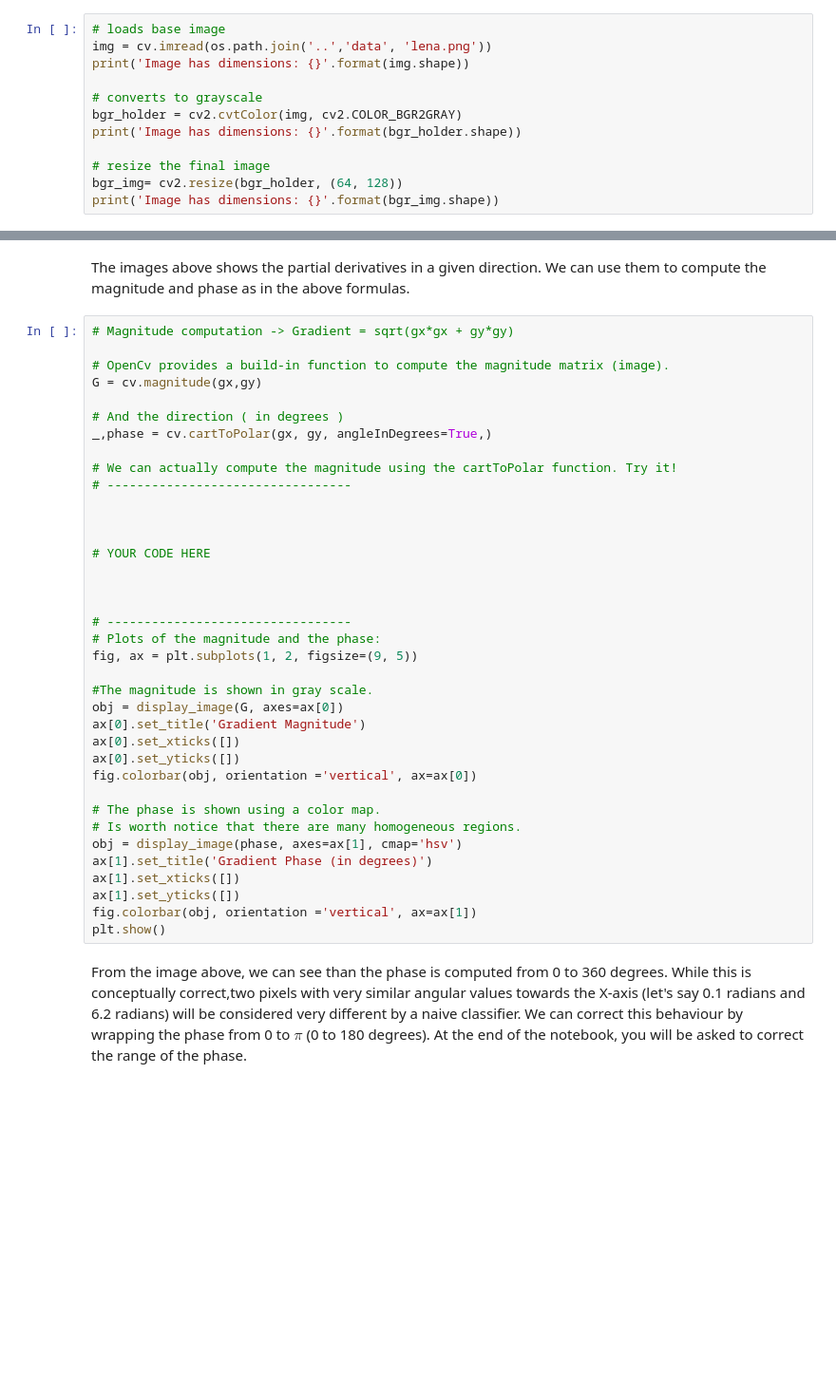
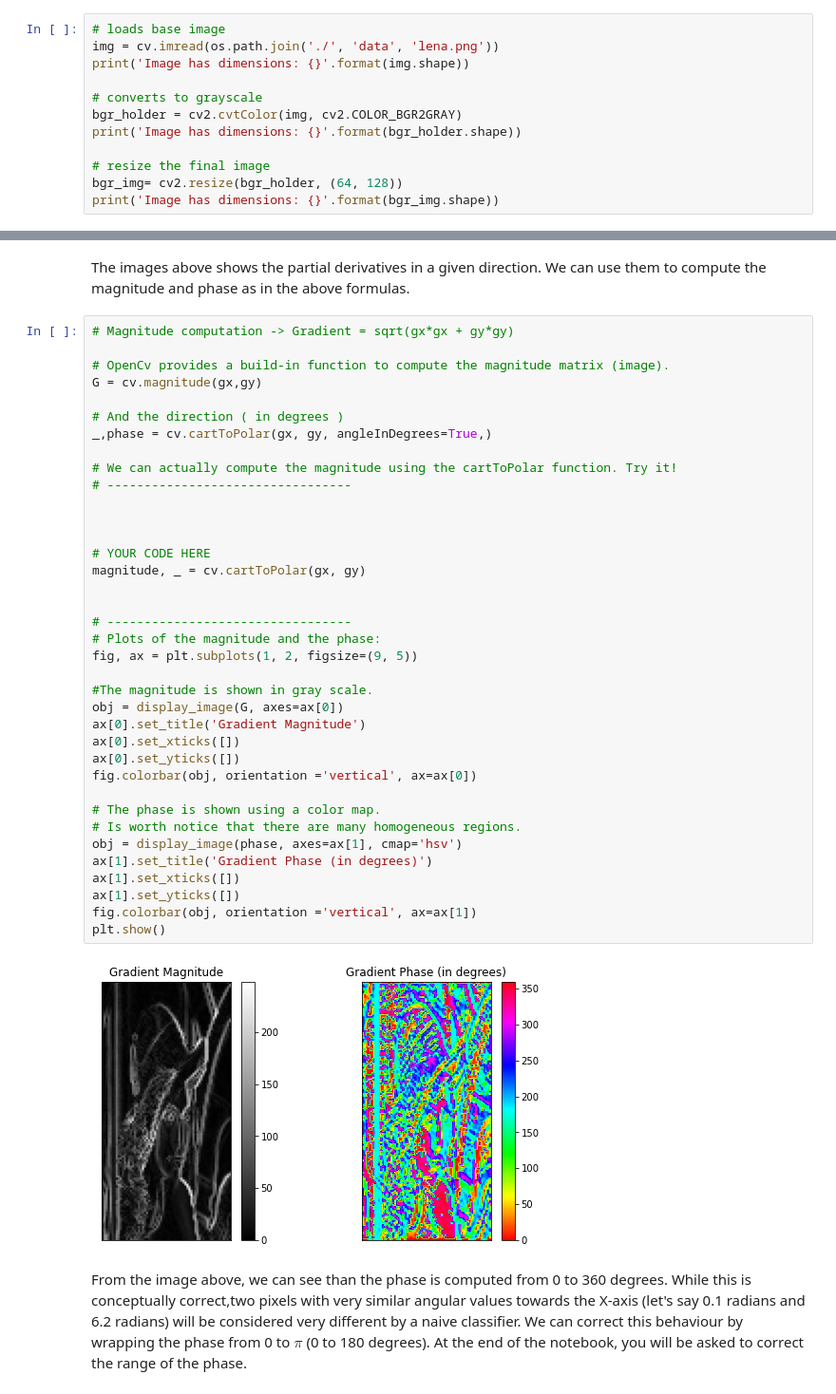
Before and after one commit to sjeanfavre/EPFL_MA4, a Jupyter notebook: Lab IAPR/Lab1/01_introduction_image_processing.ipynb, the cells around one changed output, grey strips where cells are left out. Shown at 95% size. Cells and saved outputs as stored; diff of their text form; blank space fills up the shorter version.

```diff
--- a/Lab IAPR/Lab1/01_introduction_image_processing.ipynb
+++ b/Lab IAPR/Lab1/01_introduction_image_processing.ipynb
@@ -596,7 +637,7 @@ HOG descriptors are mainly used to describe the structural shape and appearance
 Typically, a feature descriptor converts an image of size $ width \times height \times 3 $(channels) to a feature vector array of length $n$. In the case of our implementation of the HOG feature descriptor, the input image will be of size 64 x 128 x 3 and the output feature vector of a length that will depend on various choices that we will make along the notebook. To further simplify the code below, we will also reduce the channel dimentionality to grayscale.
 # %%
 # loads base image
-img = cv.imread(os.path.join('..','data', 'lena.png'))
+img = cv.imread(os.path.join('./', 'data', 'lena.png'))
 print('Image has dimensions: {}'.format(img.shape))
 
 # converts to grayscale
@@ -685,34 +738,36 @@ G = cv.magnitude(gx,gy)
 # And the direction ( in degrees )
 _,phase = cv.cartToPolar(gx, gy, angleInDegrees=True,)
 
 # We can actually compute the magnitude using the cartToPolar function. Try it!
 # ---------------------------------
 
 
 
 # YOUR CODE HERE
-
+magnitude, _ = cv.cartToPolar(gx, gy)
 
 
 # ---------------------------------
 # Plots of the magnitude and the phase:
 fig, ax = plt.subplots(1, 2, figsize=(9, 5))
 
 #The magnitude is shown in gray scale.
 obj = display_image(G, axes=ax[0])
 ax[0].set_title('Gradient Magnitude')
 ax[0].set_xticks([])
 ax[0].set_yticks([])
 fig.colorbar(obj, orientation ='vertical', ax=ax[0])
 
 # The phase is shown using a color map.
 # Is worth notice that there are many homogeneous regions.
 obj = display_image(phase, axes=ax[1], cmap='hsv')
 ax[1].set_title('Gradient Phase (in degrees)')
 ax[1].set_xticks([])
 ax[1].set_yticks([])
 fig.colorbar(obj, orientation ='vertical', ax=ax[1])
 plt.show()
+# %% [output]
+[figure, added]
 # %% [markdown]
 From the image above, we can see than the phase is computed from 0 to 360 degrees. While this is conceptually correct,two pixels with very similar angular values towards the X-axis (let's say 0.1 radians and 6.2 radians) will be considered very different by a naive classifier. We can correct this behaviour by wrapping the phase from 0 to $\pi$ (0 to 180 degrees). At the end of the notebook, you will be asked to correct the range of the phase.
 # %% [markdown]
```
Also changed, not shown: parts of 42 cells of this notebook, 14 other files.
